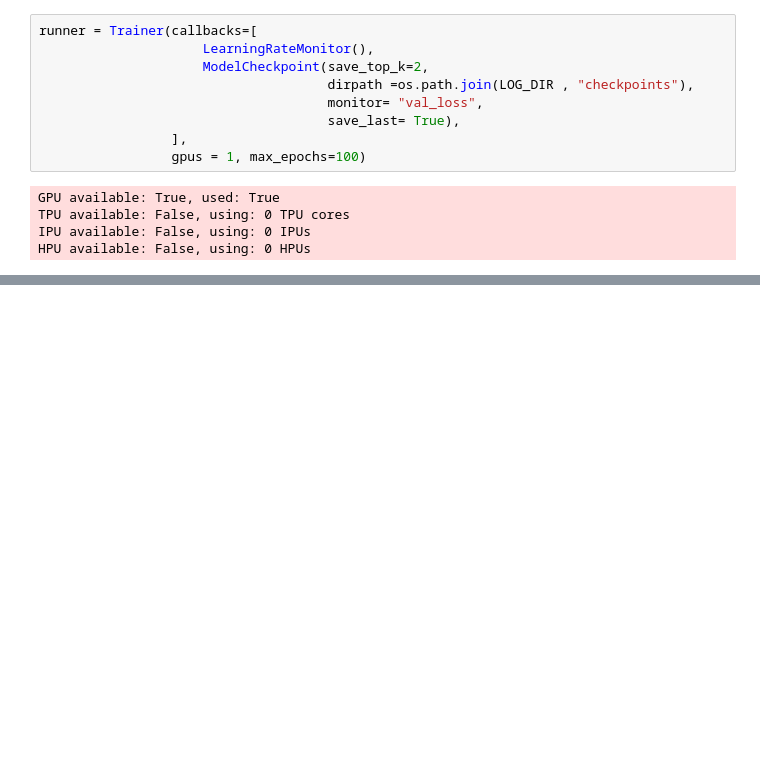
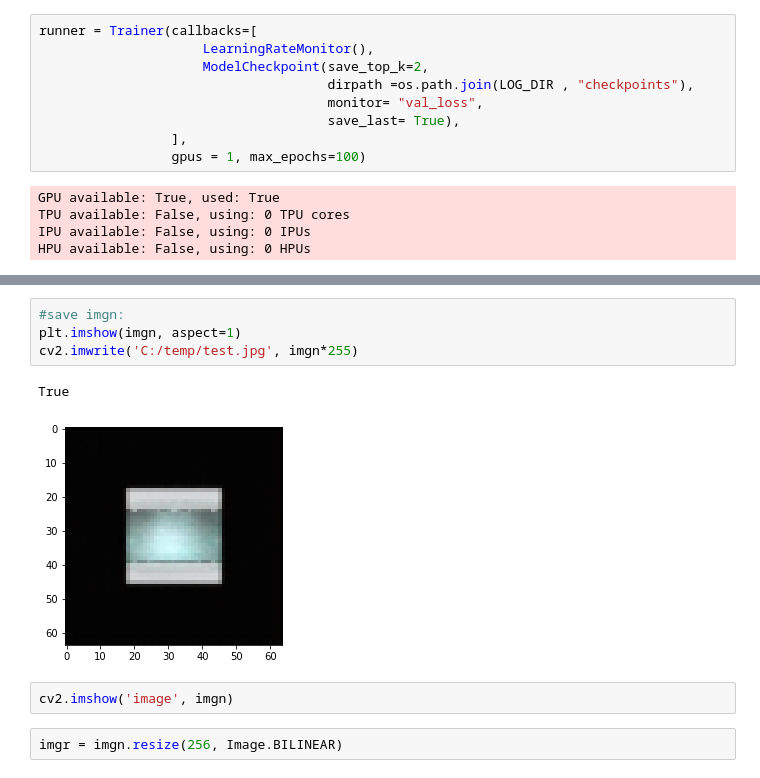
Before and after one commit to Jakob-98/wild, a Jupyter notebook: models/VAE/VAE_BASE.ipynb, the cells around one changed output, grey strips where cells are left out. Cells and saved outputs as stored; diff of their text form; blank space fills up the shorter version.

```diff
--- a/models/VAE/VAE_BASE.ipynb
+++ b/models/VAE/VAE_BASE.ipynb
@@ -529,0 +577,11 @@ LOCAL_RANK: 0 - CUDA_VISIBLE_DEVICES: [0]
+# %%
+#save imgn:
+plt.imshow(imgn, aspect=1)
+cv2.imwrite('C:/temp/test.jpg', imgn*255)
+# %% [output]
+True
+[figure, added]
+# %%
+cv2.imshow('image', imgn)
+# %%
+imgr = imgn.resize(256, Image.BILINEAR)
```
Also changed, not shown: parts of 14 cells of this notebook.
